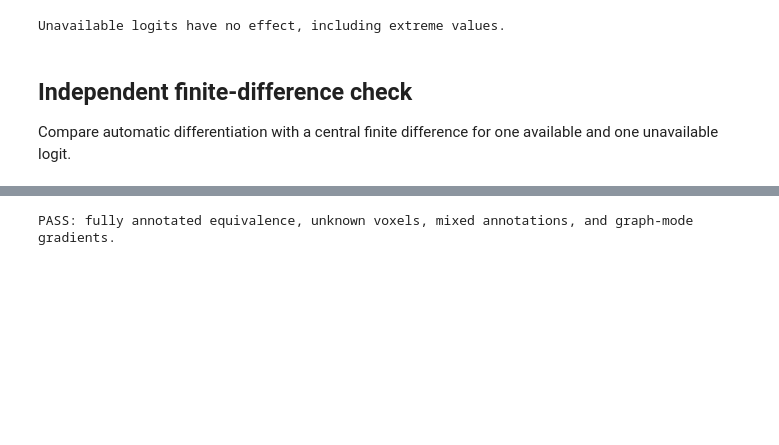
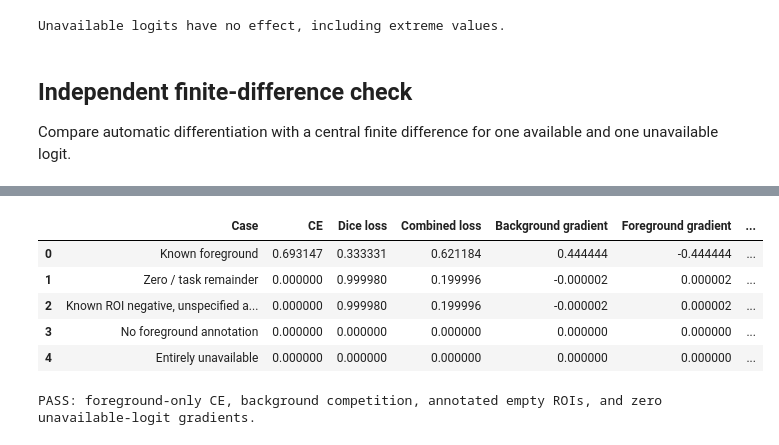
Before and after one commit to MarcelloDeSalvo/RNET3D, a Jupyter notebook: notebook/check_partial_label_loss_gradient.ipynb, the cells around one changed output, grey strips where cells are left out. Drawn from its saved outputs; the diff is of its cells as text; code cells hidden in the pictures; blank space fills up the shorter version.

```diff
--- a/notebook/check_partial_label_loss_gradient.ipynb
+++ b/notebook/check_partial_label_loss_gradient.ipynb
@@ -173,33 +177,41 @@ Fully annotated inputs retain the original computation. An unavailable channel c
 # %%
-rng: np.random.Generator = np.random.default_rng(7)
-class_indices: np.ndarray = rng.integers(0, 11, size=(2, 2, 2, 2))
-full_target: tf.Tensor = tf.one_hot(class_indices, depth=11)
-full_logits: np.ndarray = rng.normal(size=full_target.shape).astype(np.float32)
-full_old, _, gradient_old = evaluate(full_logits, full_target, fixed=False)
-full_new, _, gradient_new = evaluate(full_logits, full_target, fixed=True)
-np.testing.assert_allclose(full_new, full_old, atol=1e-7, rtol=1e-6)
-np.testing.assert_allclose(gradient_new, gradient_old, atol=1e-7, rtol=1e-6)
+ce_only: Callable = diceCELoss_gradient_fix(gamma=1.0, smooth=smooth, batch_wise=True)
+dice_only: Callable = diceCELoss_gradient_fix(gamma=0.0, smooth=smooth, batch_wise=True)
 
-for unknown_values in ([-1., -1., -1.], [0., 0., -1.]):
-    unknown_target = tf.constant([[[[unknown_values]]]])
-    unknown_logits = np.zeros(unknown_target.shape, dtype=np.float32)
-    value, _, gradient = evaluate(unknown_logits, unknown_target, fixed=True)
-    assert value == 0
-    np.testing.assert_array_equal(gradient, 0)
+cases: dict[str, list[float]] = {
+    "Known foreground": [0., 1., -1.],
+    "Zero / task remainder": [1., 0., -1.],
+    "Known ROI negative, unspecified anatomy": [0., 0., -1.],
+    "No foreground annotation": [1., -1., -1.],
+    "Entirely unavailable": [-1., -1., -1.],
+}
+case_rows: list[dict] = []
+for name, entries in cases.items():
+    labels = tf.constant([[[[entries]]]])
+    values = np.zeros(labels.shape, dtype=np.float32)
+    total_value, _, gradient = evaluate(values, labels, fixed=True)
+    ce_value = float(ce_only(labels, values).numpy())
+    dice_value = float(dice_only(labels, values).numpy())
+    case_rows.append({
+        "Case": name, "CE": ce_value, "Dice loss": dice_value,
+        "Combined loss": total_value, "Background gradient": gradient[..., 0].item(),
+        "Foreground gradient": gradient[..., 1].item(),
+        "Unavailable gradient": gradient[..., 2].item(),
+    })
+    assert gradient[..., 2].item() == 0
+    if name != "Known foreground":
+        assert ce_value == 0
+    if name in ("No foreground annotation", "Entirely unavailable"):
+        assert total_value == 0
+        np.testing.assert_array_equal(gradient, 0)
 
-mixed_target = tf.constant([[[[[1., 0., -1.]]]], [[[[0., 0., 1.]]]]])
-mixed_logits = np.zeros(mixed_target.shape, dtype=np.float32)
-_, _, mixed_gradient = evaluate(mixed_logits, mixed_target, fixed=True)
-assert mixed_gradient[0, 0, 0, 0, 2] == 0
-assert abs(mixed_gradient[1, 0, 0, 0, 2]) > 1e-5
-
-graph_loss = tf.function(fixed_loss)
-graph_logits = tf.Variable(initial_logits)
-with tf.GradientTape() as tape:
-    graph_value = graph_loss(target, graph_logits)
-graph_gradient = tape.gradient(graph_value, graph_logits).numpy()
-np.testing.assert_allclose(graph_value.numpy(), new_value, atol=1e-7)
-np.testing.assert_array_equal(graph_gradient.reshape(-1)[~available], 0)
-print("PASS: fully annotated equivalence, unknown voxels, mixed annotations, and graph-mode gradients.")
+display(pd.DataFrame(case_rows))
+print("PASS: foreground-only CE, background competition, annotated empty ROIs, and zero unavailable-logit gradients.")
 # %% [output]
+|  | Case | CE | Dice loss | Combined loss | Background gradient | Foreground gradient | ... |
+| 0 | Known foreground | 0.693147 | 0.333331 | 0.621184 | 0.444444 | -0.444444 | ... |
+| 1 | Zero / task remainder | 0.000000 | 0.999980 | 0.199996 | -0.000002 | 0.000002 | ... |
+| 2 | Known ROI negative, unspecified a... | 0.000000 | 0.999980 | 0.199996 | -0.000002 | 0.000002 | ... |
+| 3 | No foreground annotation | 0.000000 | 0.000000 | 0.000000 | 0.000000 | 0.000000 | ... |
+| 4 | Entirely unavailable | 0.000000 | 0.000000 | 0.000000 | 0.000000 | 0.000000 | ... |
-PASS: fully annotated equivalence, unknown voxels, mixed annotations, and graph-mode gradients.
+PASS: foreground-only CE, background competition, annotated empty ROIs, and zero unavailable-logit gradients.
```
Also changed, not shown: parts of 14 cells of this notebook, 51 other files.
